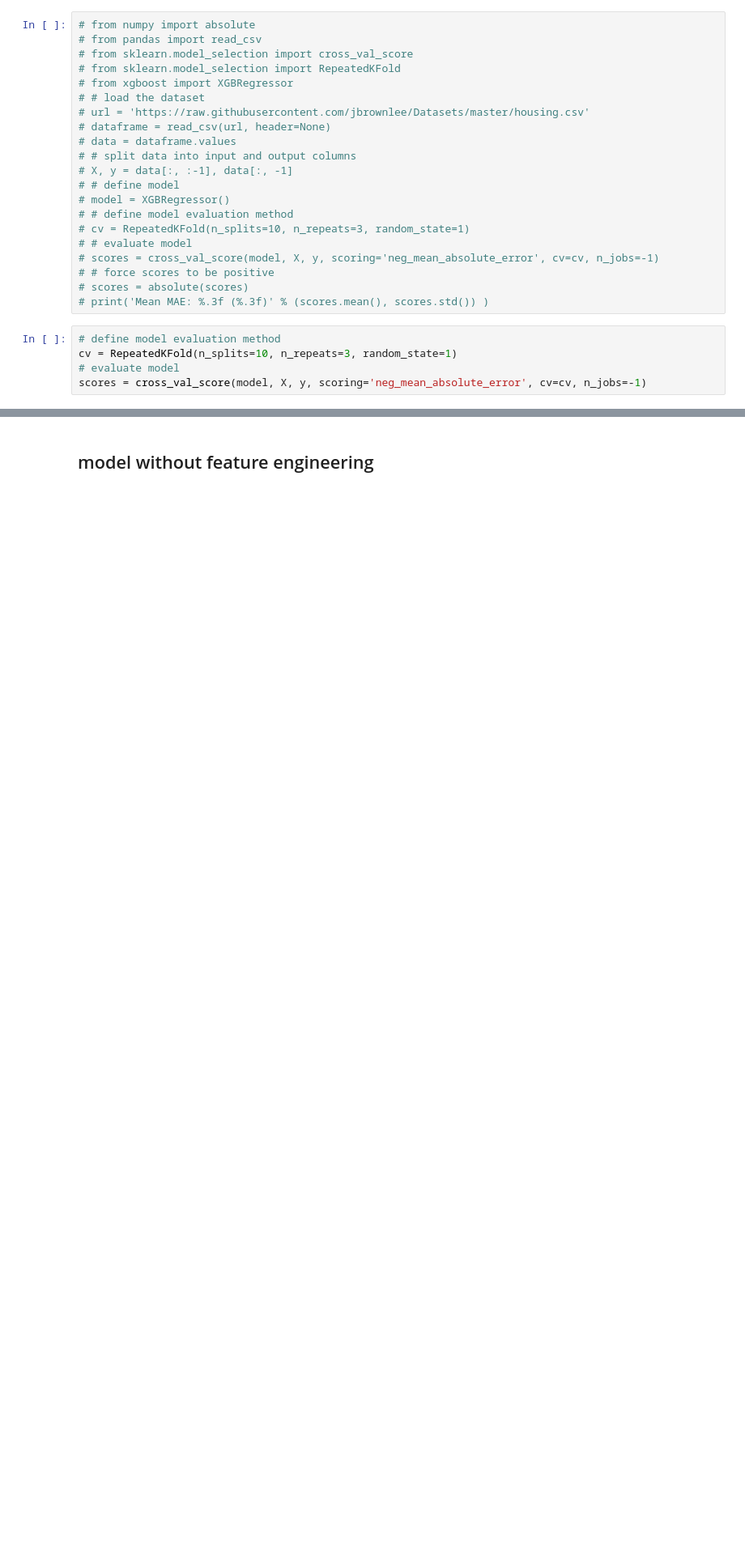
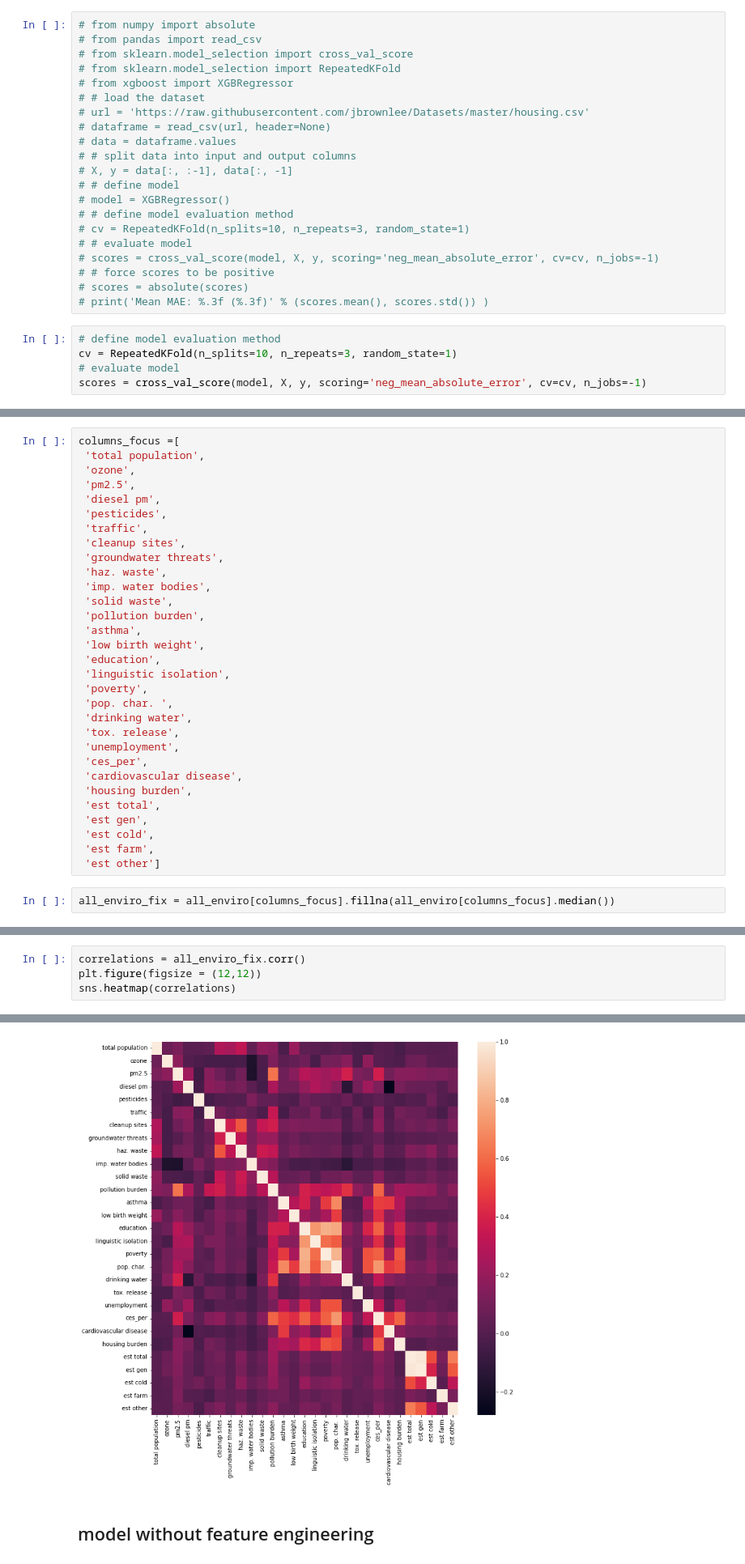
Before and after one commit to gigi-codes/warehouse_density, a Jupyter notebook: Marshall/Modeling/Model.ipynb, the cells around one changed output, grey strips where cells are left out. Shown at 81% size. Saved outputs shown, nothing was run; the diff lists cells and outputs as text; blank space fills up the shorter version.

```diff
--- a/Marshall/Modeling/Model.ipynb
+++ b/Marshall/Modeling/Model.ipynb
@@ -56,0 +56,33 @@ scores = cross_val_score(model, X, y, scoring='neg_mean_absolute_error', cv=cv,
+# %%
+columns_focus =[
+ 'total population',
+ 'ozone',
+ 'pm2.5',
+ 'diesel pm',
+ 'pesticides',
+ 'traffic',
+ 'cleanup sites',
+ 'groundwater threats',
+ 'haz. waste',
+ 'imp. water bodies',
+ 'solid waste',
+ 'pollution burden',
+ 'asthma',
+ 'low birth weight',
+ 'education',
+ 'linguistic isolation',
+ 'poverty',
+ 'pop. char. ',
+ 'drinking water',
+ 'tox. release',
+ 'unemployment',
+ 'ces_per',
+ 'cardiovascular disease',
+ 'housing burden',
+ 'est total',
+ 'est gen',
+ 'est cold',
+ 'est farm',
+ 'est other']
+# %%
+all_enviro_fix = all_enviro[columns_focus].fillna(all_enviro[columns_focus].median())
@@ -56,0 +91,5 @@ scores = cross_val_score(model, X, y, scoring='neg_mean_absolute_error', cv=cv,
+# %%
+correlations = all_enviro_fix.corr()
+plt.figure(figsize = (12,12))
+sns.heatmap(correlations)
+# %% [output]
@@ -57,3 +97,4 @@ scores = cross_val_score(model, X, y, scoring='neg_mean_absolute_error', cv=cv,
+[figure, added]
 # %% [markdown]
 ## model without feature engineering
 # %%
```
Also changed, not shown: parts of 13 cells of this notebook, 2 other files.
